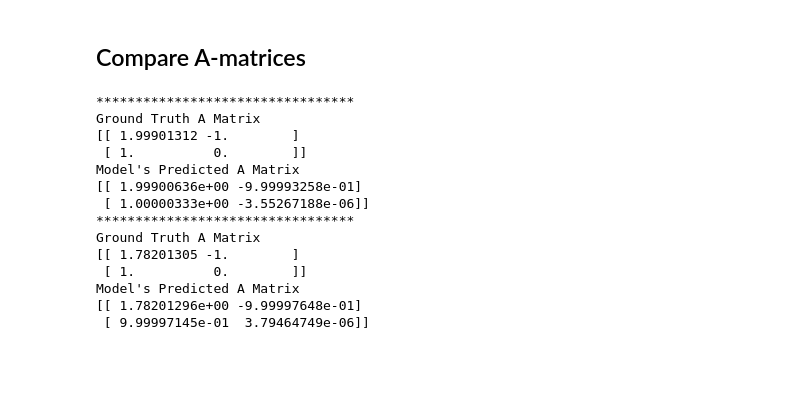
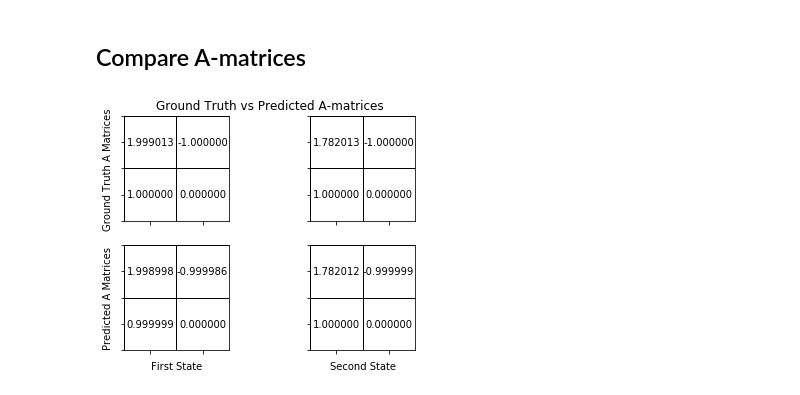
Before and after one commit to benja263/sticky_hdp_hmm_var, a Jupyter notebook: sine_wave.ipynb, the cells around one changed output. Drawn from its saved outputs; the diff is of its cells as text; code cells hidden in the pictures; blank space fills up the shorter version.

```diff
--- a/sine_wave.ipynb
+++ b/sine_wave.ipynb
@@ -139,25 +139,51 @@ plt.tight_layout()
 # %% [markdown]
 ## Compare A-matrices
-# %%
-_, state_inds =  np.unique(state_sequence, return_index=True)
-for i, k in enumerate(state_sequence[np.sort(state_inds)]):
-    print('*********************************')
-    print('Ground Truth A Matrix')
-    print(A[i])
-    print(f"Model's Predicted A Matrix")
-    print(model.theta['A'][:, :, k])
-# %% [output]
-*********************************
-Ground Truth A Matrix
-[[ 1.99901312 -1.        ]
- [ 1.          0.        ]]
-Model's Predicted A Matrix
-[[ 1.99900636e+00 -9.99993258e-01]
- [ 1.00000333e+00 -3.55267188e-06]]
-*********************************
-Ground Truth A Matrix
-[[ 1.78201305 -1.        ]
- [ 1.          0.        ]]
-Model's Predicted A Matrix
-[[ 1.78201296e+00 -9.99997648e-01]
- [ 9.99997145e-01  3.79464749e-06]]
+# %%
+xticks = ['', '', '', '']
+yticks = ['', '', '', '']
+
+def highlight_cells(ax, **kwargs):
+    x_s, y_s = [0, 0, 1, 1], [0, 1, 0, 1]
+    for x, y in zip(x_s, y_s):
+        rect = plt.Rectangle((x-.5, y-.5), 1,1, fill=False, **kwargs)
+        ax.add_patch(rect)
+    return rect
+
+fig, ((ax1, ax2), (ax3, ax4)) = plt.subplots(ncols=2, nrows=2)
+ax1.imshow(np.zeros((2, 2)), cmap='binary', vmin=0, vmax=1)
+ax2.imshow(np.zeros((2, 2)), cmap='binary', vmin=0, vmax=1)
+ax3.imshow(np.zeros((2, 2)), cmap='binary', vmin=0, vmax=1)
+ax4.imshow(np.zeros((2, 2)), cmap='binary', vmin=0, vmax=1)
+for i in range(2):
+    for j in range(2):
+        ax1.text(j, i, f'{A[0][i, j]:.6f}',
+                       ha="center", va="center", color="k")
+        ax2.text(j, i, f'{A[1][i, j]:.6f}',
+                       ha="center", va="center", color="k")
+_, state_inds =  np.unique(state_sequence, return_index=True)
+for k, ax_ in zip(state_sequence[np.sort(state_inds)], [ax3, ax4]):
+    for i in range(2):
+        for j in range(2):
+            ax_.text(j, i, f"{model.theta['A'][:, :, k][i, j]:.6f}",
+                       ha="center", va="center", color="k")
+
+highlight_cells(ax=ax1, color="k", linewidth=1)
+highlight_cells(ax=ax2, color="k", linewidth=1)
+highlight_cells(ax=ax3, color="k", linewidth=1)
+highlight_cells(ax=ax4, color="k", linewidth=1)
+ax1.set_xticklabels(xticks)
+ax1.set_yticklabels(yticks)
+ax2.set_xticklabels(xticks)
+ax2.set_yticklabels(yticks)
+ax3.set_xticklabels(xticks)
+ax3.set_yticklabels(yticks)
+ax4.set_xticklabels(xticks)
+ax4.set_yticklabels(yticks)
+ax1.set_ylabel('Ground Truth A Matrices')
+ax3.set_xlabel('First State')
+ax4.set_xlabel('Second State')
+ax3.set_ylabel('Predicted A Matrices')
+plt.suptitle('Ground Truth vs Predicted A-matrices')
+plt.tight_layout()
+# %% [output]
+[figure, added]
```
Also changed, not shown: parts of 2 cells of this notebook, 3 other files.
